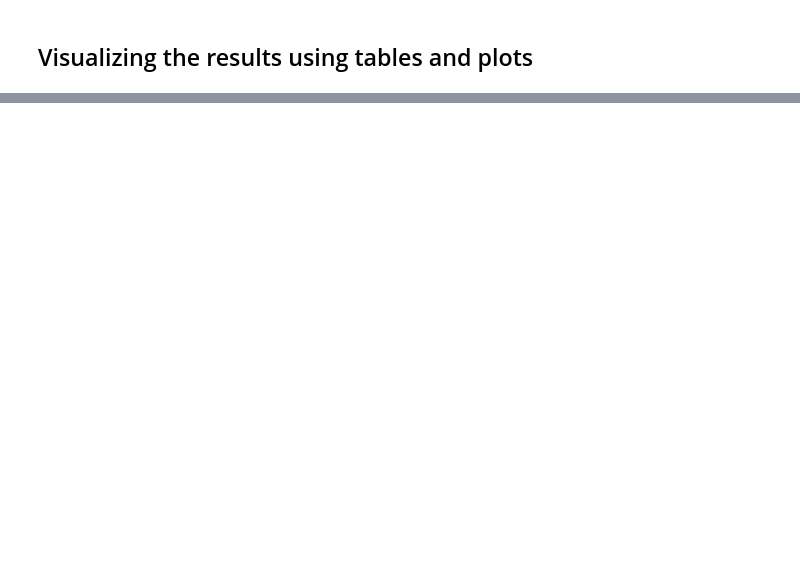
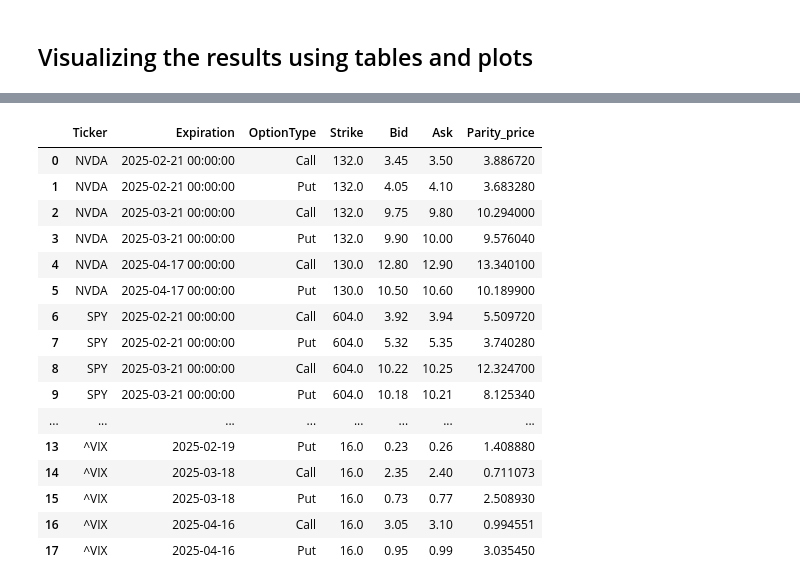
Before and after one commit to saugathacker/FE621-HW1, a Jupyter notebook: visualize_data.ipynb, the cells around one changed output, grey strips where cells are left out. Drawn from its saved outputs; the diff is of its cells as text; code cells hidden in the pictures; blank space fills up the shorter version.

```diff
--- a/visualize_data.ipynb
+++ b/visualize_data.ipynb
@@ -23,19 +24,3 @@ closest_index = np.argmin(np.abs(nvda_strikes - nvda_data1_spot))
 
 # Get the closest strike using the index
 closest_strike = nvda_strikes[closest_index]
-# %%
-#creating a empty df
-nvda_iv_table = pd.DataFrame()
-for expiration in nvda_data1_df["Expiration"].unique():
-    expiration_df= nvda_data1_df[nvda_data1_df["Expiration"] == expiration]
-    nvda_strikes = expiration_df["Strike"].values
-    # Find index of the closest strike
-    closest_index = np.argmin(np.abs(nvda_strikes - nvda_data1_spot))
-
-    # Get the closest strike using the index
-    closest_strike = nvda_strikes[closest_index]
-    for index, row in expiration_df.iterrows():
-        if row.iloc[3] == closest_strike:
-        # filter only necessary columns from the row and insert it into df
-            desired_columns = [ "Expiration", "OptionType", "Strike", "BisectionIV", "NewtonIV", "ImpliedVolatility"]
-            nvda_iv_table = pd.concat([nvda_iv_table, pd.DataFrame([row[desired_columns]])], ignore_index=True)
@@ -51,0 +134,9 @@ nvda_iv_table
+# %%
+# VIX table
+# get VIX spot and its ATM options
+vix_data1_spot = df[df["ticker"] == "^VIX"].iloc[0,-2]
+
+desired_columns = ["Ticker", "Expiration", "OptionType", "Strike", "BisectionIV", "NewtonIV", "ImpliedVolatility"]
+vix_atm_iv = vix_data1_df.groupby("Expiration").apply(get_atm_iv, spot_price=vix_data1_spot).reset_index(drop=True)
+
+vix_atm_iv = vix_atm_iv[desired_columns]
@@ -51,0 +157,31 @@ nvda_iv_table
+# %%
+nvda_atm_iv = nvda_data1_df.groupby("Expiration").apply(get_atm_iv, spot_price=nvda_data1_spot).reset_index(drop=True)
+spy_atm_iv = spy_data1_df.groupby("Expiration").apply(get_atm_iv, spot_price=spy_data1_spot).reset_index(drop=True)
+vix_atm_iv = vix_data1_df.groupby("Expiration").apply(get_atm_iv, spot_price=vix_data1_spot).reset_index(drop=True)
+
+desired_columns = ["Ticker", "Expiration", "OptionType", "Strike", "Bid", "Ask", "Parity_price"]
+
+
+# Combine both NVDA and SPY data into a single table
+atm_iv_table = pd.concat([nvda_atm_iv, spy_atm_iv, vix_atm_iv], ignore_index=True)
+atm_iv_table = atm_iv_table[desired_columns]
+# %%
+atm_iv_table
+# %% [output]
+|  | Ticker | Expiration | OptionType | Strike | Bid | Ask | Parity_price |
+| 0 | NVDA | 2025-02-21 00:00:00 | Call | 132.0 | 3.45 | 3.50 | 3.886720 |
+| 1 | NVDA | 2025-02-21 00:00:00 | Put | 132.0 | 4.05 | 4.10 | 3.683280 |
+| 2 | NVDA | 2025-03-21 00:00:00 | Call | 132.0 | 9.75 | 9.80 | 10.294000 |
+| 3 | NVDA | 2025-03-21 00:00:00 | Put | 132.0 | 9.90 | 10.00 | 9.576040 |
+| 4 | NVDA | 2025-04-17 00:00:00 | Call | 130.0 | 12.80 | 12.90 | 13.340100 |
+| 5 | NVDA | 2025-04-17 00:00:00 | Put | 130.0 | 10.50 | 10.60 | 10.189900 |
+| 6 | SPY | 2025-02-21 00:00:00 | Call | 604.0 | 3.92 | 3.94 | 5.509720 |
+| 7 | SPY | 2025-02-21 00:00:00 | Put | 604.0 | 5.32 | 5.35 | 3.740280 |
+| 8 | SPY | 2025-03-21 00:00:00 | Call | 604.0 | 10.22 | 10.25 | 12.324700 |
+| 9 | SPY | 2025-03-21 00:00:00 | Put | 604.0 | 10.18 | 10.21 | 8.125340 |
+| ... | ... | ... | ... | ... | ... | ... | ... |
+| 13 | ^VIX | 2025-02-19 | Put | 16.0 | 0.23 | 0.26 | 1.408880 |
+| 14 | ^VIX | 2025-03-18 | Call | 16.0 | 2.35 | 2.40 | 0.711073 |
+| 15 | ^VIX | 2025-03-18 | Put | 16.0 | 0.73 | 0.77 | 2.508930 |
+| 16 | ^VIX | 2025-04-16 | Call | 16.0 | 3.05 | 3.10 | 0.994551 |
+| 17 | ^VIX | 2025-04-16 | Put | 16.0 | 0.95 | 0.99 | 3.035450 |
```
Also changed, not shown: parts of 14 cells of this notebook, 11 other files.
